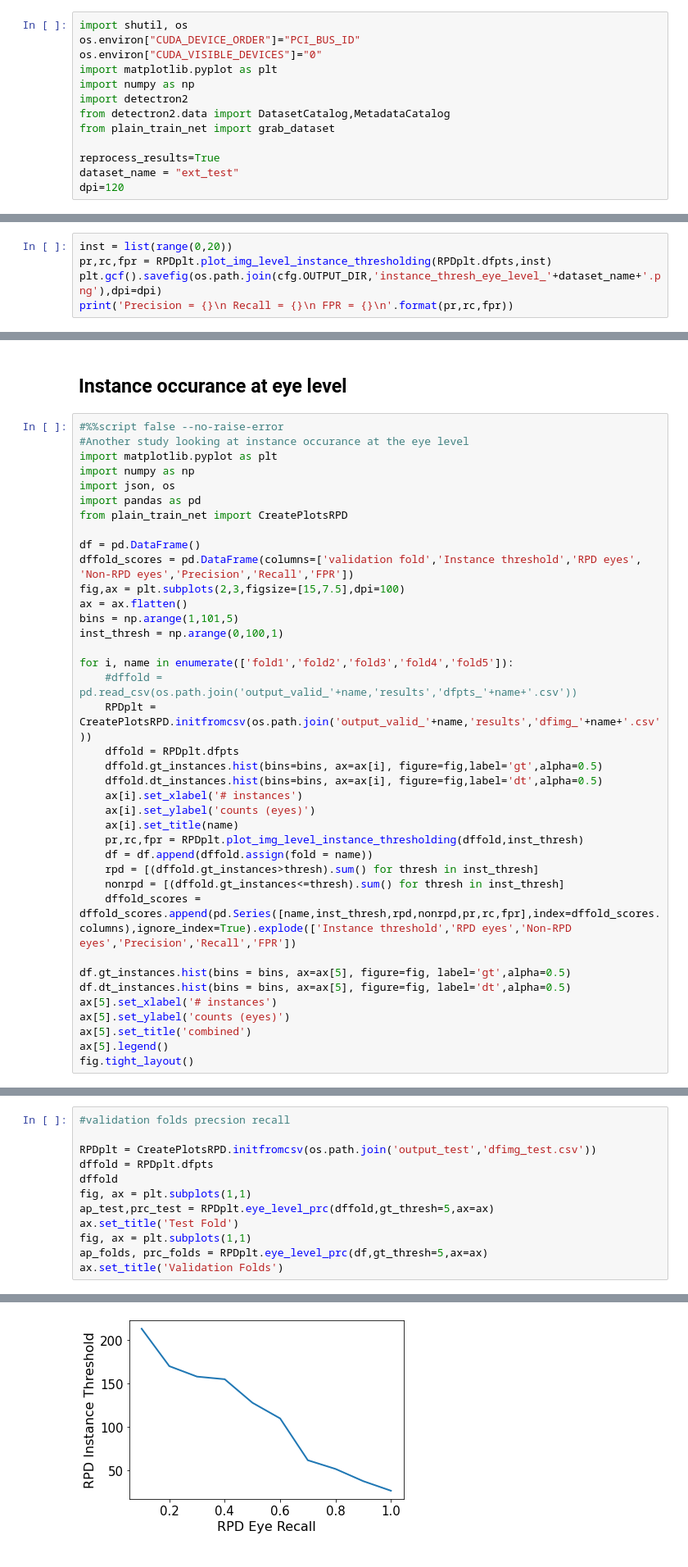
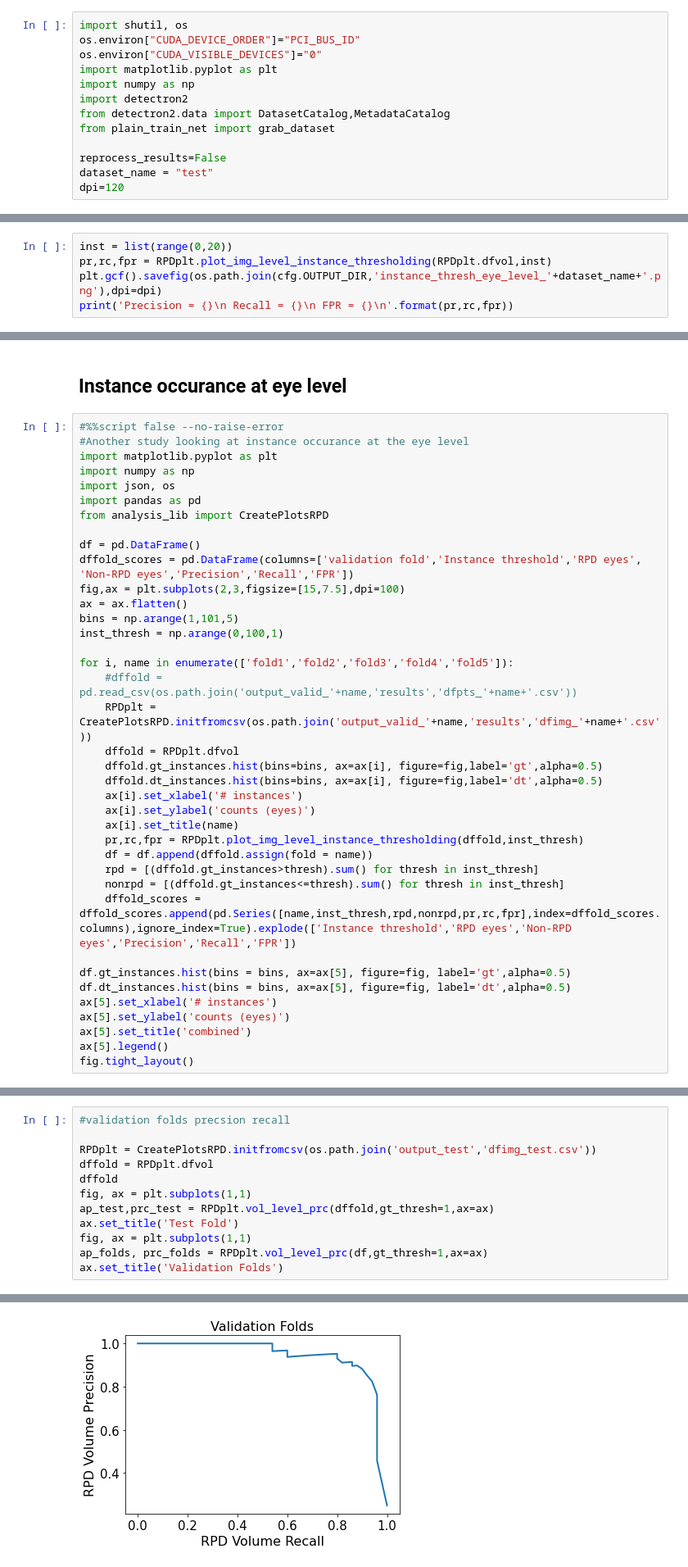
Before and after one commit to uw-biomedical-ml/detectron2-rpd-yb, a Jupyter notebook: runEvaluateClass.ipynb, the cells around one changed output, grey strips where cells are left out. Shown at 82% size. Saved outputs shown, nothing was run; the diff lists cells and outputs as text.

```diff
--- a/runEvaluateClass.ipynb
+++ b/runEvaluateClass.ipynb
@@ -8,8 +8,8 @@ import detectron2
 from detectron2.data import DatasetCatalog,MetadataCatalog
 from plain_train_net import grab_dataset
 
-reprocess_results=True
-dataset_name = "ext_test"
+reprocess_results=False
+dataset_name = "test"
 dpi=120
 # %%
 #predict
@@ -105,6 +138,6 @@ RPDplt = CreatePlotsRPD.initfromcoco(myeval.mycoco,myeval.prob_thresh)
 # %%
 inst = list(range(0,20))
-pr,rc,fpr = RPDplt.plot_img_level_instance_thresholding(RPDplt.dfpts,inst)
+pr,rc,fpr = RPDplt.plot_img_level_instance_thresholding(RPDplt.dfvol,inst)
 plt.gcf().savefig(os.path.join(cfg.OUTPUT_DIR,'instance_thresh_eye_level_'+dataset_name+'.png'),dpi=dpi)
 print('Precision = {}\n Recall = {}\n FPR = {}\n'.format(pr,rc,fpr))
 # %% [output]
@@ -213,7 +246,7 @@ import matplotlib.pyplot as plt
 import numpy as np
 import json, os
 import pandas as pd
-from plain_train_net import CreatePlotsRPD
+from analysis_lib import CreatePlotsRPD
 
 df = pd.DataFrame()
 dffold_scores = pd.DataFrame(columns=['validation fold','Instance threshold','RPD eyes', 'Non-RPD eyes','Precision','Recall','FPR'])
@@ -225,7 +258,7 @@ inst_thresh = np.arange(0,100,1)
 for i, name in enumerate(['fold1','fold2','fold3','fold4','fold5']):
     #dffold = pd.read_csv(os.path.join('output_valid_'+name,'results','dfpts_'+name+'.csv'))
     RPDplt = CreatePlotsRPD.initfromcsv(os.path.join('output_valid_'+name,'results','dfimg_'+name+'.csv'))
-    dffold = RPDplt.dfpts
+    dffold = RPDplt.dfvol
     dffold.gt_instances.hist(bins=bins, ax=ax[i], figure=fig,label='gt',alpha=0.5)
     dffold.dt_instances.hist(bins=bins, ax=ax[i], figure=fig,label='dt',alpha=0.5)
     ax[i].set_xlabel('# instances')
@@ -255,13 +288,13 @@ fig.tight_layout()
 #validation folds precsion recall
 
 RPDplt = CreatePlotsRPD.initfromcsv(os.path.join('output_test','dfimg_test.csv'))
-dffold = RPDplt.dfpts
+dffold = RPDplt.dfvol
 dffold
 fig, ax = plt.subplots(1,1)
-ap_test,prc_test = RPDplt.eye_level_prc(dffold,gt_thresh=5,ax=ax)
+ap_test,prc_test = RPDplt.vol_level_prc(dffold,gt_thresh=1,ax=ax)
 ax.set_title('Test Fold')
 fig, ax = plt.subplots(1,1)
-ap_folds, prc_folds = RPDplt.eye_level_prc(df,gt_thresh=5,ax=ax)
+ap_folds, prc_folds = RPDplt.vol_level_prc(df,gt_thresh=1,ax=ax)
 ax.set_title('Validation Folds')
 # %% [output]
 Text(0.5, 1.0, 'Validation Folds')
@@ -269 +302 @@ Text(0.5, 1.0, 'Validation Folds')
-[figure, old version]
+[figure, new version]
```
Also changed, not shown: parts of 18 cells of this notebook, 3 other files.
